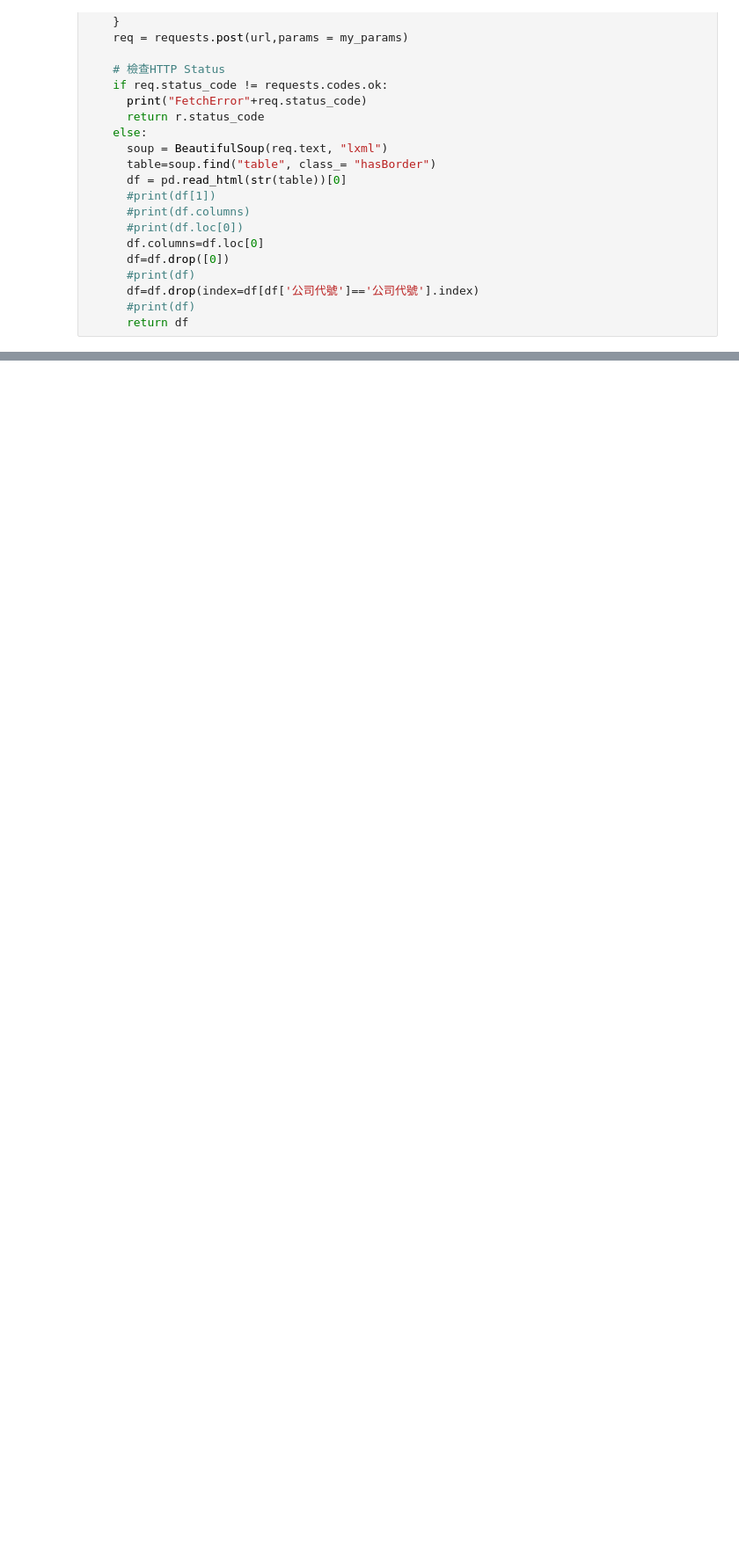
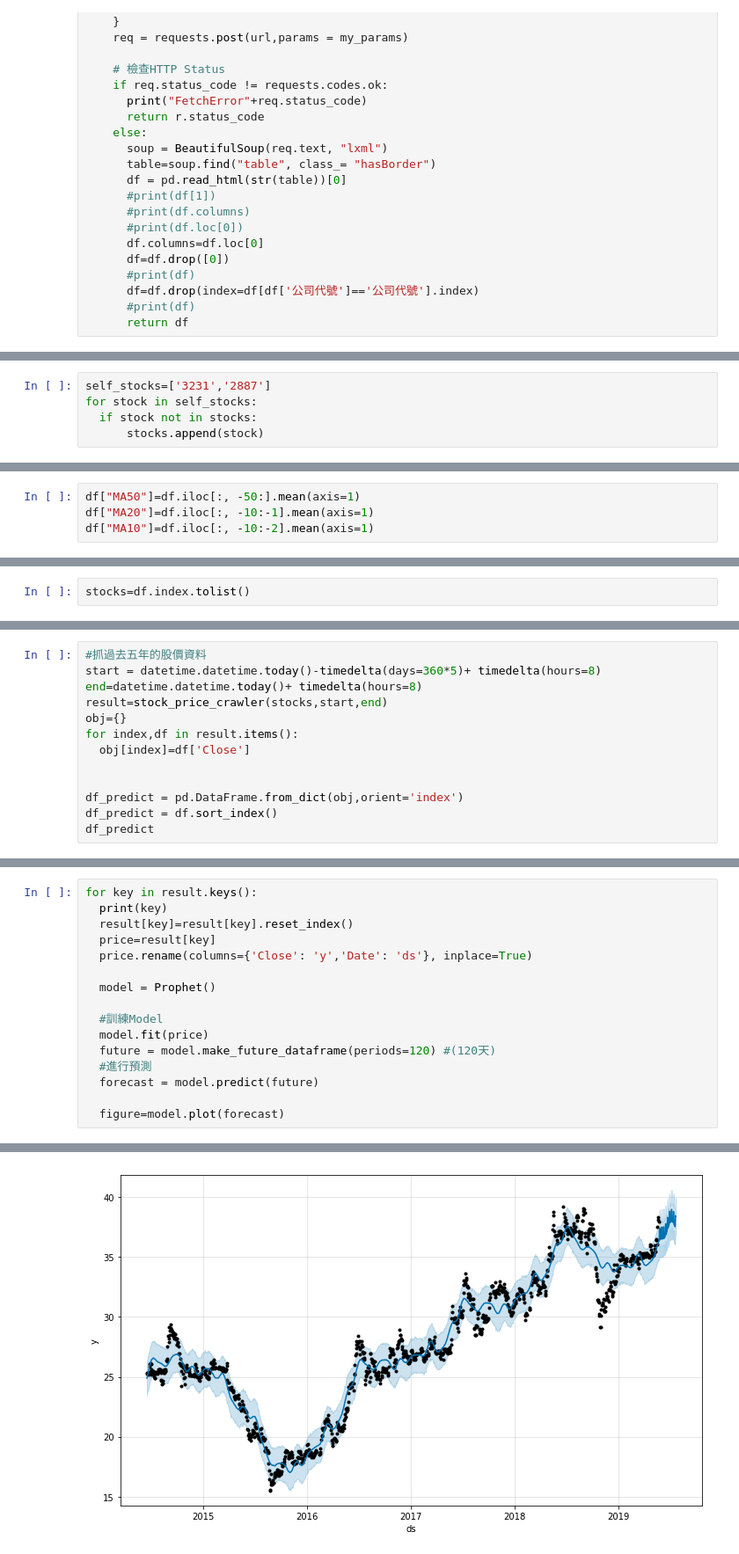
Before and after one commit to YehYiHsuan/Python-Stock-Analysis, a Jupyter notebook: python_financial_statements_crawler.ipynb, the cells around one changed output, grey strips where cells are left out. Shown at 88% size. Drawn from its saved outputs; the diff is of its cells as text; blank space fills up the shorter version.

```diff
--- a/python_financial_statements_crawler.ipynb
+++ b/python_financial_statements_crawler.ipynb
@@ -185,0 +532,5 @@ df
+# %%
+self_stocks=['3231','2887']
+for stock in self_stocks:
+  if stock not in stocks:
+      stocks.append(stock)
@@ -185,0 +609,4 @@ df
+# %%
+df["MA50"]=df.iloc[:, -50:].mean(axis=1)
+df["MA20"]=df.iloc[:, -10:-1].mean(axis=1)
+df["MA10"]=df.iloc[:, -10:-2].mean(axis=1)
@@ -185,0 +645,2 @@ df
+# %%
+stocks=df.index.tolist()
@@ -185,0 +649,13 @@ df
+# %%
+#抓過去五年的股價資料
+start = datetime.datetime.today()-timedelta(days=360*5)+ timedelta(hours=8)
+end=datetime.datetime.today()+ timedelta(hours=8)
+result=stock_price_crawler(stocks,start,end)
+obj={}
+for index,df in result.items():
+  obj[index]=df['Close']
+
+
+df_predict = pd.DataFrame.from_dict(obj,orient='index')
+df_predict = df.sort_index()
+df_predict
@@ -185,0 +700,17 @@ df
+# %%
+for key in result.keys():
+  print(key)
+  result[key]=result[key].reset_index()
+  price=result[key]
+  price.rename(columns={'Close': 'y','Date': 'ds'}, inplace=True)
+
+  model = Prophet()
+
+  #訓練Model
+  model.fit(price)
+  future = model.make_future_dataframe(periods=120) #(120天)
+  #進行預測
+  forecast = model.predict(future)
+
+  figure=model.plot(forecast)
+# %% [output]
@@ -185,0 +735 @@ df
+[figure, added]
```
Also changed, not shown: parts of 26 cells of this notebook.
